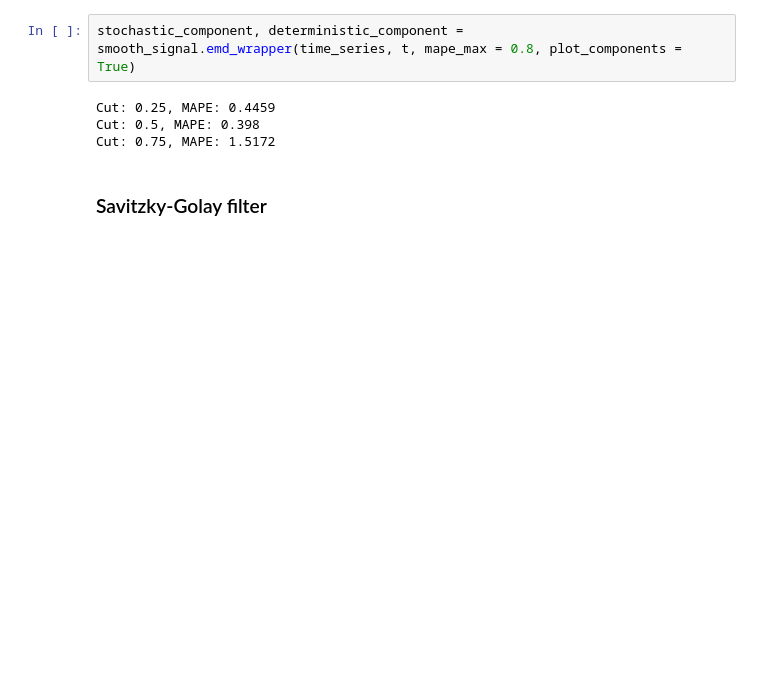
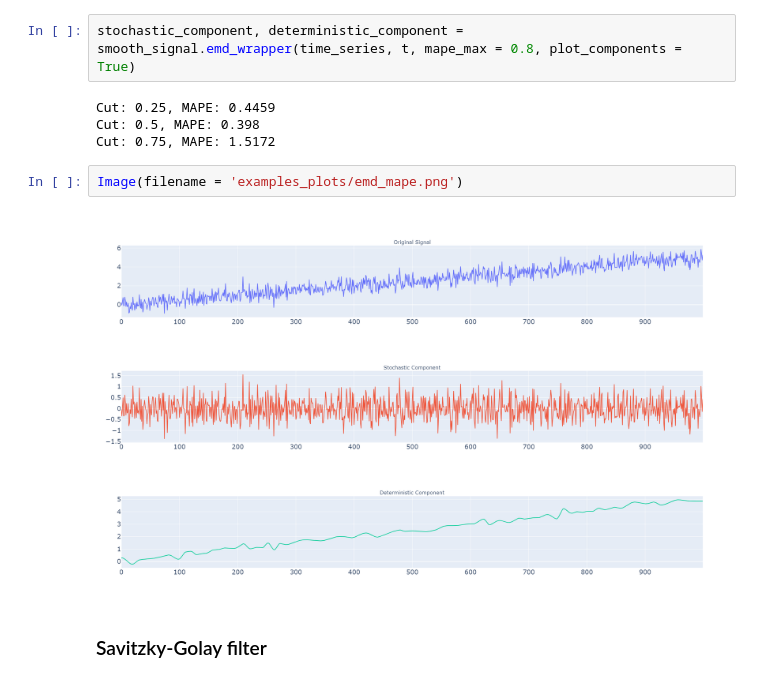
Before and after one commit to lebedevaale/smooth_signal, a Jupyter notebook: examples.ipynb, the cells around one changed output. Drawn from its saved outputs; the diff is of its cells as text; blank space fills up the shorter version.

```diff
--- a/examples.ipynb
+++ b/examples.ipynb
@@ -29,6 +34,10 @@ stochastic_component, deterministic_component = smooth_signal.emd_wrapper(time_s
 Cut: 0.25, MAPE: 0.4459
 Cut: 0.5, MAPE: 0.398
 Cut: 0.75, MAPE: 1.5172
+# %%
+Image(filename = 'examples_plots/emd_mape.png')
+# %% [output]
+[figure, added]
 # %% [markdown]
 ### Savitzky-Golay filter
 # %%
```
Also changed, not shown: parts of 5 cells of this notebook, 5 other files.
